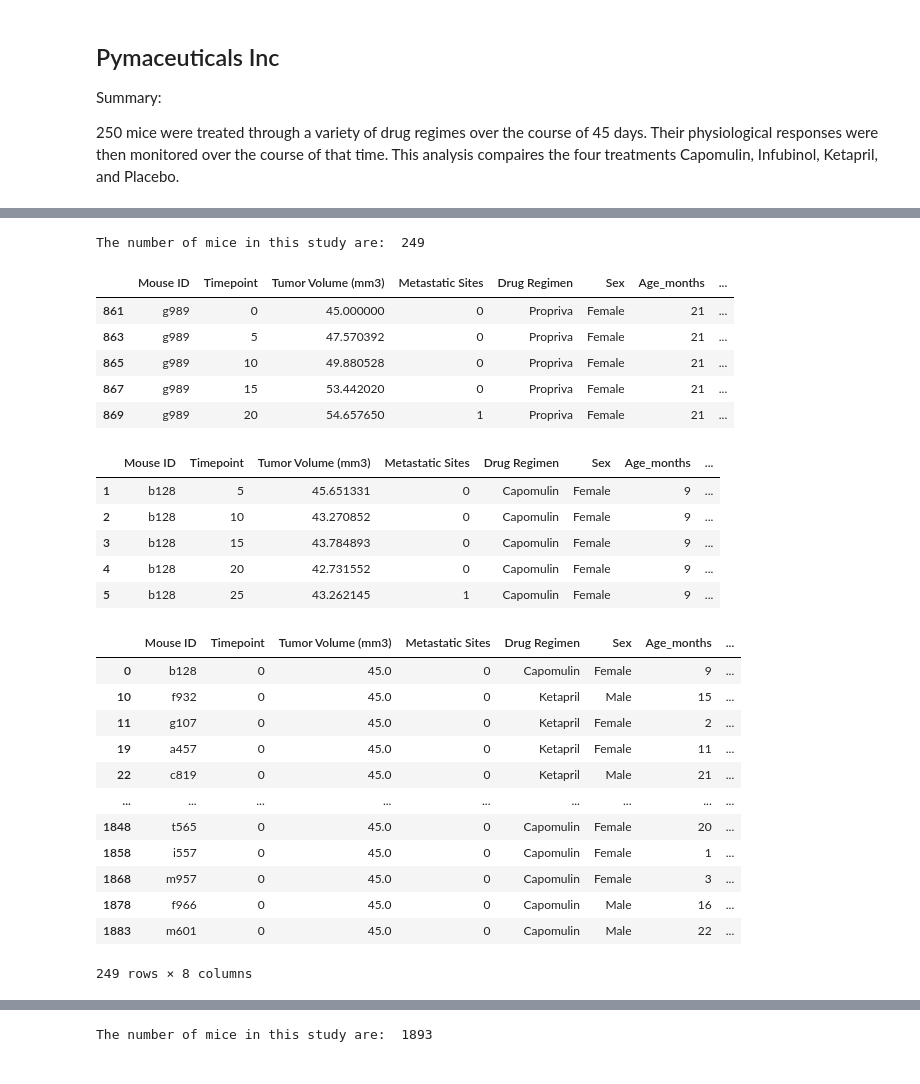
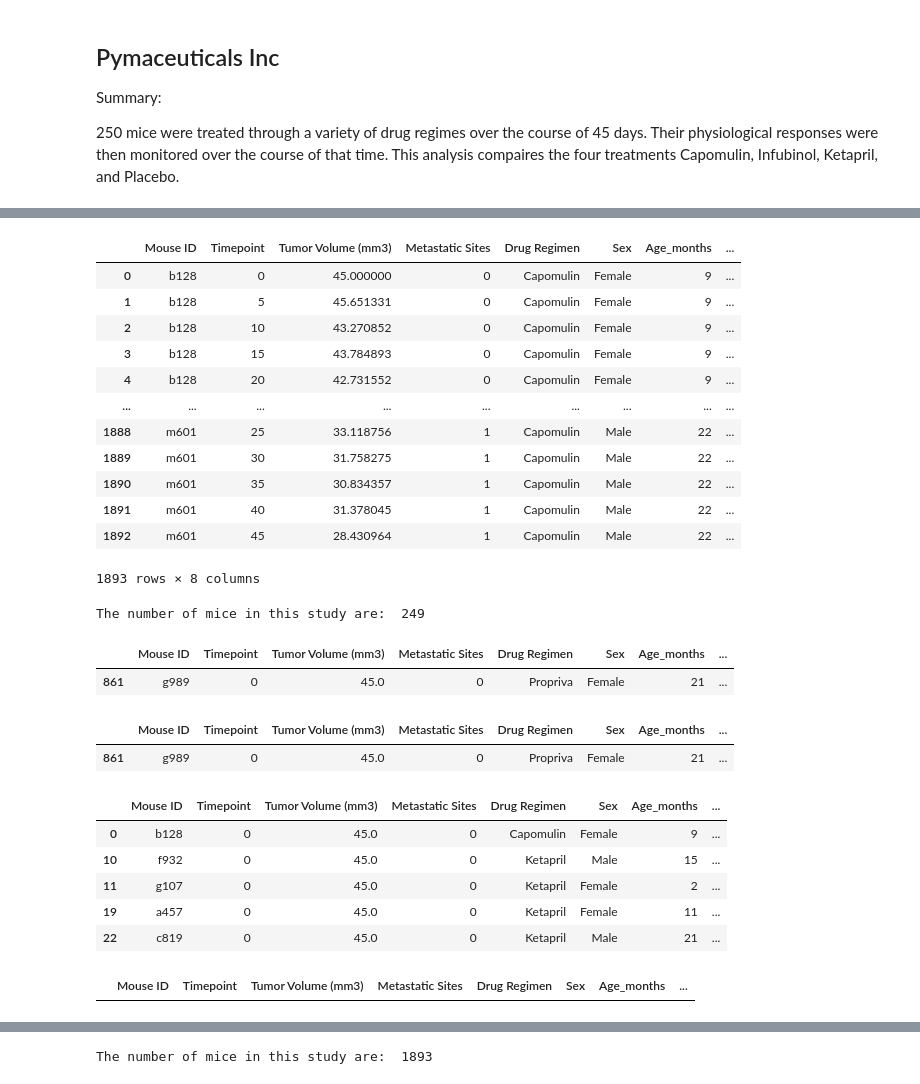
Before and after one commit to wycislo/Pymaceuticals, a Jupyter notebook: PyMaceuticals.ipynb, the cells around one changed output, grey strips where cells are left out. Cells and saved outputs as stored; diff of their text form; code cells hidden in the pictures.

```diff
--- a/PyMaceuticals.ipynb
+++ b/PyMaceuticals.ipynb
@@ -47,3 +26,24 @@ mouse_data_df
+# %%
+
+# Combine the data into a single dataset - set mouse id as primary key
+mouse_data_df = pd.merge(study_results, mouse_metadata,how='outer', on="Mouse ID")
+
+# Display the data table for preview
+mouse_data_df
+# %% [output]
+|  | Mouse ID | Timepoint | Tumor Volume (mm3) | Metastatic Sites | Drug Regimen | Sex | Age_months | ... |
+| 0 | b128 | 0 | 45.000000 | 0 | Capomulin | Female | 9 | ... |
+| 1 | b128 | 5 | 45.651331 | 0 | Capomulin | Female | 9 | ... |
+| 2 | b128 | 10 | 43.270852 | 0 | Capomulin | Female | 9 | ... |
+| 3 | b128 | 15 | 43.784893 | 0 | Capomulin | Female | 9 | ... |
+| 4 | b128 | 20 | 42.731552 | 0 | Capomulin | Female | 9 | ... |
+| ... | ... | ... | ... | ... | ... | ... | ... | ... |
+| 1888 | m601 | 25 | 33.118756 | 1 | Capomulin | Male | 22 | ... |
+| 1889 | m601 | 30 | 31.758275 | 1 | Capomulin | Male | 22 | ... |
+| 1890 | m601 | 35 | 30.834357 | 1 | Capomulin | Male | 22 | ... |
+| 1891 | m601 | 40 | 31.378045 | 1 | Capomulin | Male | 22 | ... |
+| 1892 | m601 | 45 | 28.430964 | 1 | Capomulin | Male | 22 | ... |
+1893 rows × 8 columns
 # %%
 # Checking the number of mice.
 n = len(pd.unique(mouse_data_df['Mouse ID']))
@@ -52,41 +52,38 @@ print("The number of mice in this study are: ", n)
 The number of mice in this study are:  249
 # %%
 # Getting the duplicate mice by ID number that shows up for Mouse ID and Timepoint.
-mouse_data_duplicate_df = mouse_data_df[mouse_data_df.duplicated(['Mouse ID', 'Timepoint'])]
-mouse_data_duplicate_df.head()
+mouse_data_duplicate_df = mouse_data_df[mouse_data_df.duplicated(subset=None)]
+mouse_data_duplicate_df
+
+#mouse_data_duplicate_df = mouse_data_df.loc[mouse_data_df.duplicated(subset=['Mouse ID', 'Timepoint',]),'Mouse ID'].unique()
+#mouse_data_duplicate_df
+#dup_mouse = pd.DataFrame(mouse_data_duplicate_df)
+#dup_mouse
 # %% [output]
 |  | Mouse ID | Timepoint | Tumor Volume (mm3) | Metastatic Sites | Drug Regimen | Sex | Age_months | ... |
-| 861 | g989 | 0 | 45.000000 | 0 | Propriva | Female | 21 | ... |
-| 863 | g989 | 5 | 47.570392 | 0 | Propriva | Female | 21 | ... |
-| 865 | g989 | 10 | 49.880528 | 0 | Propriva | Female | 21 | ... |
-| 867 | g989 | 15 | 53.442020 | 0 | Propriva | Female | 21 | ... |
-| 869 | g989 | 20 | 54.657650 | 1 | Propriva | Female | 21 | ... |
+| 861 | g989 | 0 | 45.0 | 0 | Propriva | Female | 21 | ... |
 # %%
 # Optional: Get all the data for the duplicate mouse ID.
-mouse_duplicate_df = mouse_data_df[mouse_data_df.duplicated(['Mouse ID'])]
-mouse_duplicate_df.head()
+# Found all data in previous cell
+mouse_data_duplicate_df
 # %% [output]
 |  | Mouse ID | Timepoint | Tumor Volume (mm3) | Metastatic Sites | Drug Regimen | Sex | Age_months | ... |
-| 1 | b128 | 5 | 45.651331 | 0 | Capomulin | Female | 9 | ... |
-| 2 | b128 | 10 | 43.270852 | 0 | Capomulin | Female | 9 | ... |
-| 3 | b128 | 15 | 43.784893 | 0 | Capomulin | Female | 9 | ... |
-| 4 | b128 | 20 | 42.731552 | 0 | Capomulin | Female | 9 | ... |
-| 5 | b128 | 25 | 43.262145 | 1 | Capomulin | Female | 9 | ... |
+| 861 | g989 | 0 | 45.0 | 0 | Propriva | Female | 21 | ... |
 # %%
 # Create a clean DataFrame by dropping the duplicate mouse by its ID.
+#mouse_unique_df = mouse_data_df.drop_duplicates(keep=False)
 mouse_unique_df = mouse_data_df.drop_duplicates(subset = ['Mouse ID'])
-mouse_unique_df
+mouse_unique_df.head()
 # %% [output]
 |  | Mouse ID | Timepoint | Tumor Volume (mm3) | Metastatic Sites | Drug Regimen | Sex | Age_months | ... |
 | 0 | b128 | 0 | 45.0 | 0 | Capomulin | Female | 9 | ... |
 | 10 | f932 | 0 | 45.0 | 0 | Ketapril | Male | 15 | ... |
 | 11 | g107 | 0 | 45.0 | 0 | Ketapril | Female | 2 | ... |
 | 19 | a457 | 0 | 45.0 | 0 | Ketapril | Female | 11 | ... |
 | 22 | c819 | 0 | 45.0 | 0 | Ketapril | Male | 21 | ... |
-| ... | ... | ... | ... | ... | ... | ... | ... | ... |
-| 1848 | t565 | 0 | 45.0 | 0 | Capomulin | Female | 20 | ... |
-| 1858 | i557 | 0 | 45.0 | 0 | Capomulin | Female | 1 | ... |
-| 1868 | m957 | 0 | 45.0 | 0 | Capomulin | Female | 3 | ... |
-| 1878 | f966 | 0 | 45.0 | 0 | Capomulin | Male | 16 | ... |
-| 1883 | m601 | 0 | 45.0 | 0 | Capomulin | Male | 22 | ... |
-249 rows × 8 columns
+# %%
+# verify there are no duplicate mice - but now timepoint data is missing
+check_mouse = mouse_unique_df[mouse_unique_df.duplicated(subset=None)]
+check_mouse
+# %% [output]
+|  | Mouse ID | Timepoint | Tumor Volume (mm3) | Metastatic Sites | Drug Regimen | Sex | Age_months | ... |
```
Also changed, not shown: parts of 9 cells of this notebook.
